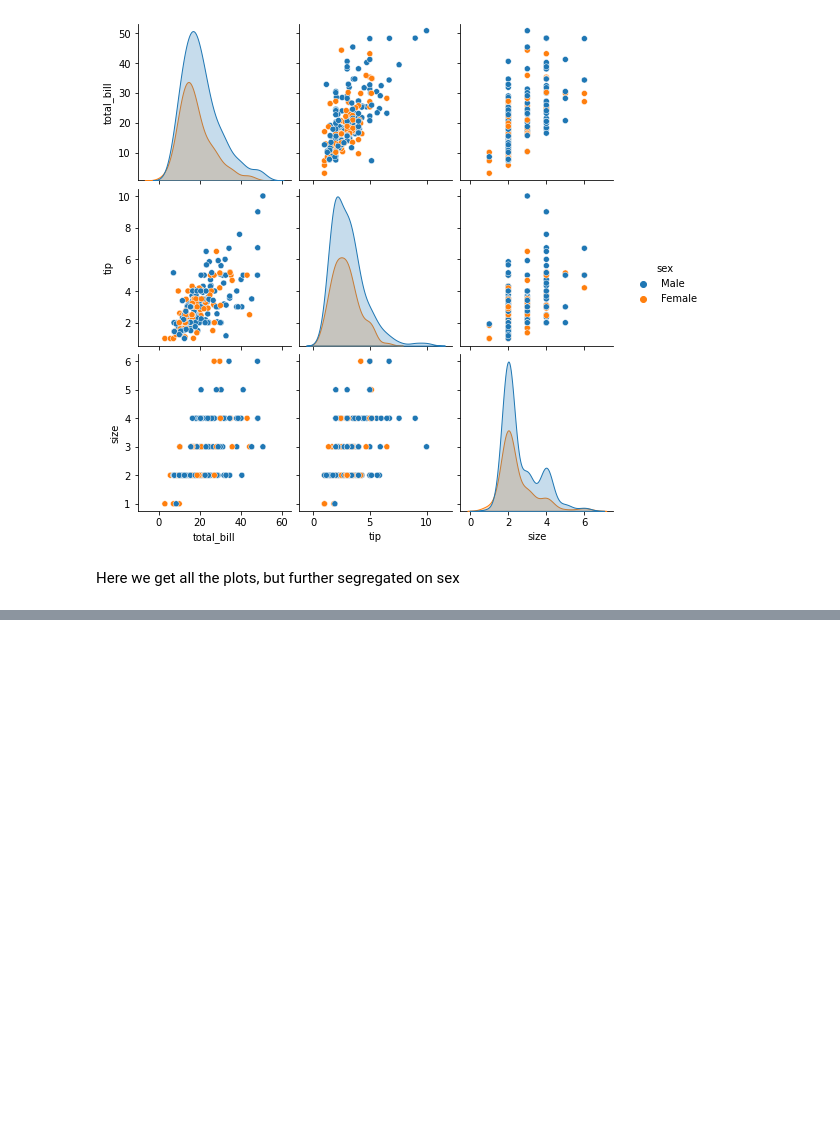
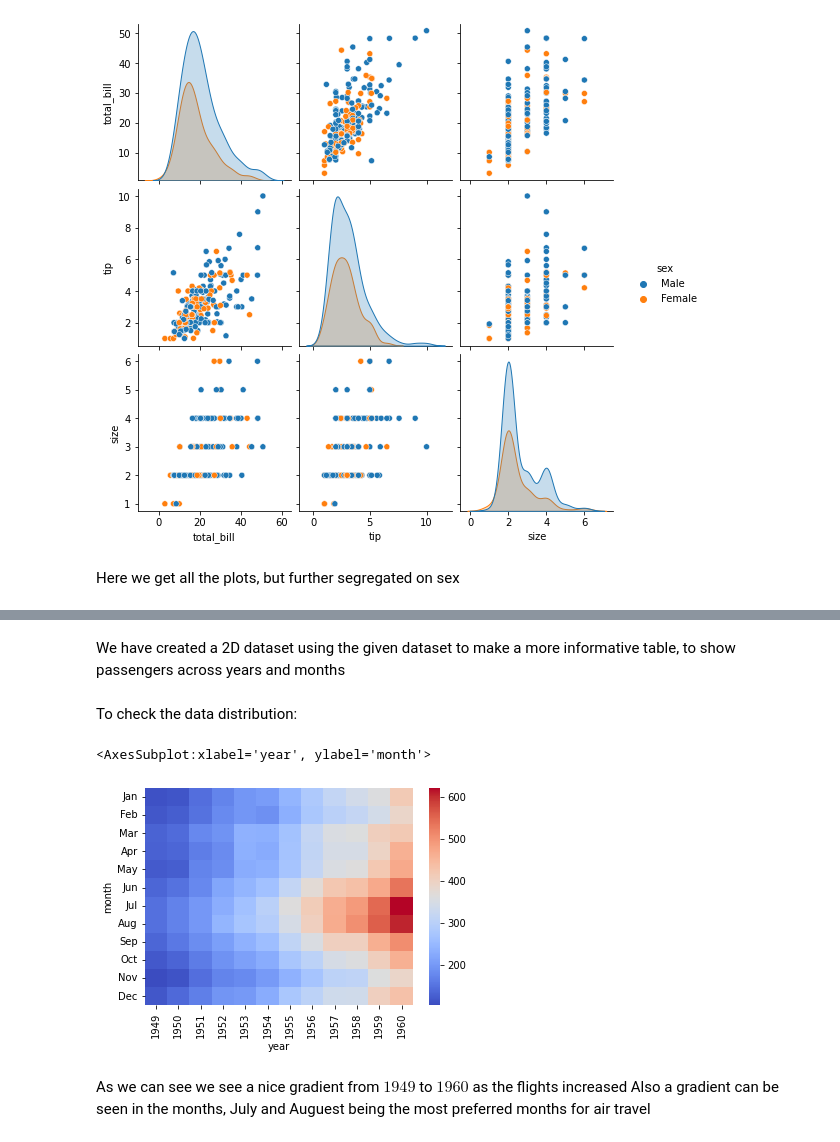
Before and after one commit to utkarshgupta2504/Data-Science, a Jupyter notebook: Seaborn/advancedPlots.ipynb, the cells around one changed output, grey strips where cells are left out. Cells and saved outputs as stored; diff of their text form; code cells hidden in the pictures; blank space fills up the shorter version.

```diff
--- a/Seaborn/advancedPlots.ipynb
+++ b/Seaborn/advancedPlots.ipynb
@@ -99,0 +121,3 @@ Here we get all the plots, but further segregated on sex
+# %%
+flights = sns.load_dataset("flights")
+flights
@@ -99,0 +141,3 @@ Here we get all the plots, but further segregated on sex
+# %%
+flights_pivot = flights.pivot_table(index="month", columns="year", values="passengers")
+flights_pivot
@@ -99,0 +159,12 @@ Here we get all the plots, but further segregated on sex
+# %% [markdown]
+We have created a 2D dataset using the given dataset to make a more informative table, to show passengers across years and months
+# %% [markdown]
+To check the data distribution:
+# %%
+sns.heatmap(flights_pivot, cmap="coolwarm")
+# %% [output]
+<AxesSubplot:xlabel='year', ylabel='month'>
+[figure, added]
+# %% [markdown]
+As we can see we see a nice gradient from $1949$ to $1960$ as the flights increased
+Also a gradient can be seen in the months, July and Auguest being the most preferred months for air travel
```
Also changed, not shown: parts of 8 cells of this notebook.
